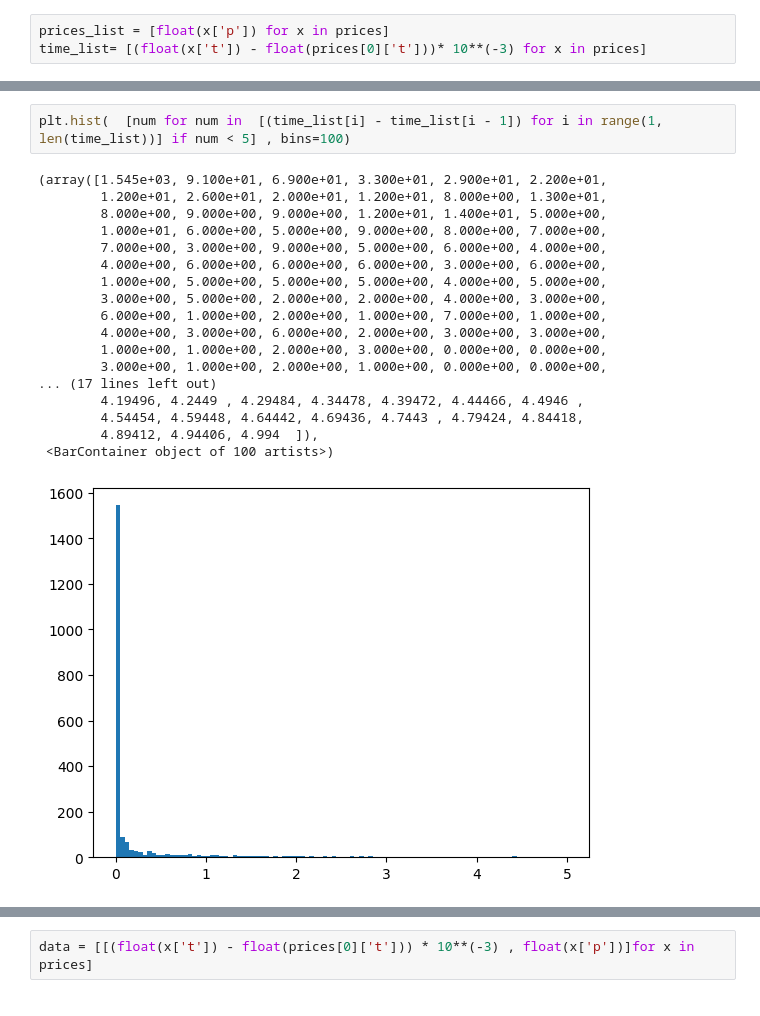
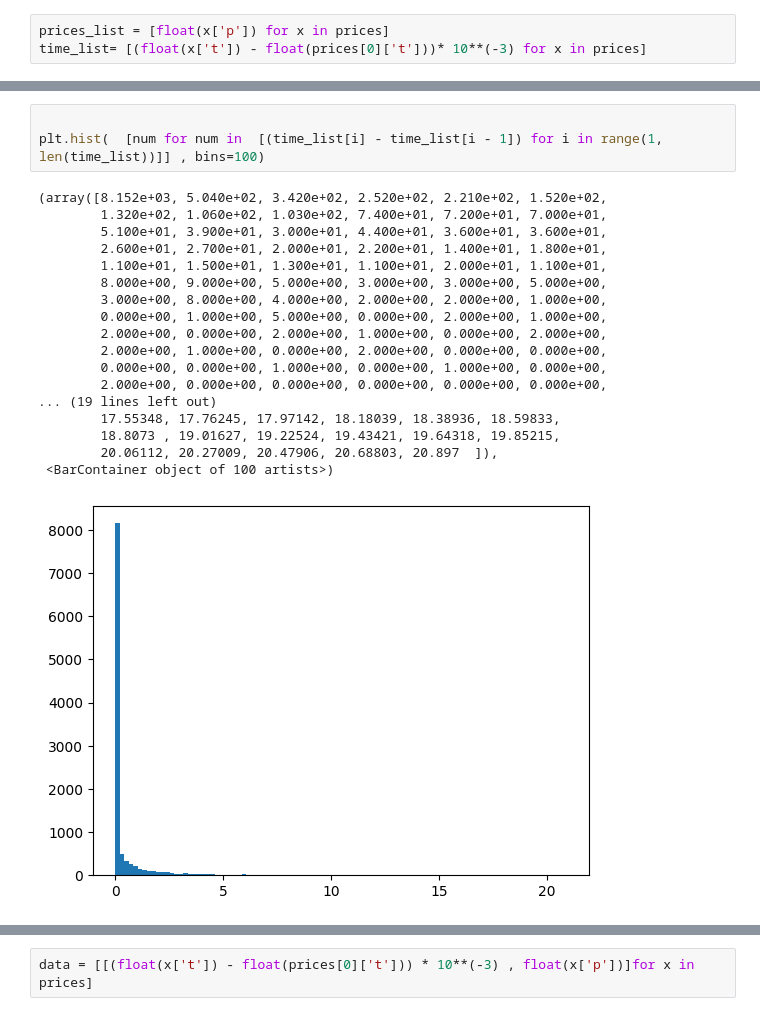
Before and after one commit to washingtonbase/binance, a Jupyter notebook: price-plot.ipynb, the cells around one changed output, grey strips where cells are left out. Drawn from its saved outputs; the diff is of its cells as text.

```diff
--- a/price-plot.ipynb
+++ b/price-plot.ipynb
@@ -62,24 +82,25 @@ plt.plot([(time_list[i] - time_list[i - 1]) for i in range(1, len(time_list))])
 # %%
-plt.hist(  [num for num in  [(time_list[i] - time_list[i - 1]) for i in range(1, len(time_list))] if num < 5] , bins=100)
+
+plt.hist(  [num for num in  [(time_list[i] - time_list[i - 1]) for i in range(1, len(time_list))]] , bins=100)
 # %% [output]
-(array([1.545e+03, 9.100e+01, 6.900e+01, 3.300e+01, 2.900e+01, 2.200e+01,
-        1.200e+01, 2.600e+01, 2.000e+01, 1.200e+01, 8.000e+00, 1.300e+01,
-        8.000e+00, 9.000e+00, 9.000e+00, 1.200e+01, 1.400e+01, 5.000e+00,
-        1.000e+01, 6.000e+00, 5.000e+00, 9.000e+00, 8.000e+00, 7.000e+00,
-        7.000e+00, 3.000e+00, 9.000e+00, 5.000e+00, 6.000e+00, 4.000e+00,
-        4.000e+00, 6.000e+00, 6.000e+00, 6.000e+00, 3.000e+00, 6.000e+00,
-        1.000e+00, 5.000e+00, 5.000e+00, 5.000e+00, 4.000e+00, 5.000e+00,
-        3.000e+00, 5.000e+00, 2.000e+00, 2.000e+00, 4.000e+00, 3.000e+00,
-        6.000e+00, 1.000e+00, 2.000e+00, 1.000e+00, 7.000e+00, 1.000e+00,
-        4.000e+00, 3.000e+00, 6.000e+00, 2.000e+00, 3.000e+00, 3.000e+00,
-        1.000e+00, 1.000e+00, 2.000e+00, 3.000e+00, 0.000e+00, 0.000e+00,
-        3.000e+00, 1.000e+00, 2.000e+00, 1.000e+00, 0.000e+00, 0.000e+00,
-... (17 lines left out)
-        4.19496, 4.2449 , 4.29484, 4.34478, 4.39472, 4.44466, 4.4946 ,
-        4.54454, 4.59448, 4.64442, 4.69436, 4.7443 , 4.79424, 4.84418,
-        4.89412, 4.94406, 4.994  ]),
+(array([8.152e+03, 5.040e+02, 3.420e+02, 2.520e+02, 2.210e+02, 1.520e+02,
+        1.320e+02, 1.060e+02, 1.030e+02, 7.400e+01, 7.200e+01, 7.000e+01,
+        5.100e+01, 3.900e+01, 3.000e+01, 4.400e+01, 3.600e+01, 3.600e+01,
+        2.600e+01, 2.700e+01, 2.000e+01, 2.200e+01, 1.400e+01, 1.800e+01,
+        1.100e+01, 1.500e+01, 1.300e+01, 1.100e+01, 2.000e+01, 1.100e+01,
+        8.000e+00, 9.000e+00, 5.000e+00, 3.000e+00, 3.000e+00, 5.000e+00,
+        3.000e+00, 8.000e+00, 4.000e+00, 2.000e+00, 2.000e+00, 1.000e+00,
+        0.000e+00, 1.000e+00, 5.000e+00, 0.000e+00, 2.000e+00, 1.000e+00,
+        2.000e+00, 0.000e+00, 2.000e+00, 1.000e+00, 0.000e+00, 2.000e+00,
+        2.000e+00, 1.000e+00, 0.000e+00, 2.000e+00, 0.000e+00, 0.000e+00,
+        0.000e+00, 0.000e+00, 1.000e+00, 0.000e+00, 1.000e+00, 0.000e+00,
+        2.000e+00, 0.000e+00, 0.000e+00, 0.000e+00, 0.000e+00, 0.000e+00,
+... (19 lines left out)
+        17.55348, 17.76245, 17.97142, 18.18039, 18.38936, 18.59833,
+        18.8073 , 19.01627, 19.22524, 19.43421, 19.64318, 19.85215,
+        20.06112, 20.27009, 20.47906, 20.68803, 20.897  ]),
  <BarContainer object of 100 artists>)
-[figure, old version]
+[figure, new version]
 # %%
 plt.hist([(prices_list[i] / prices_list[i - 1] - 1) for i in range(1, len(prices_list))], bins=100)
 # %% [output]
```
Also changed, not shown: parts of 21 cells of this notebook.
